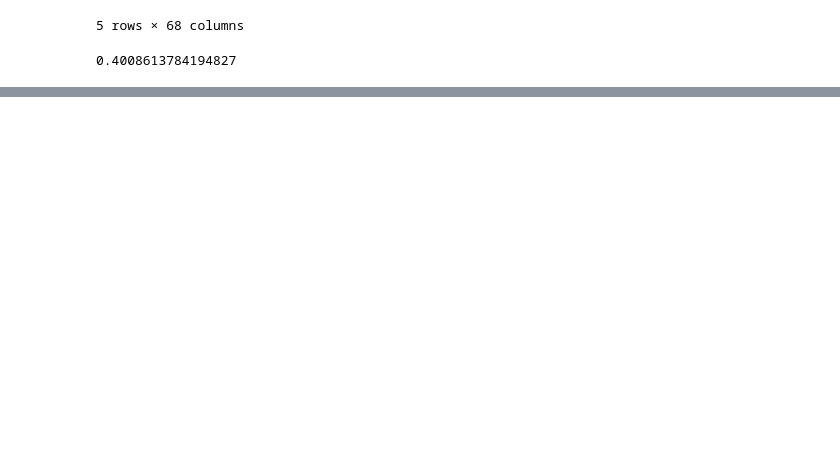
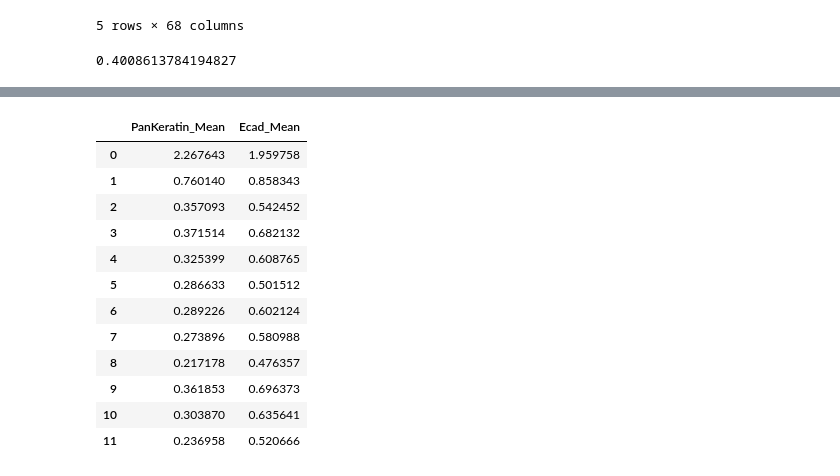
Before and after one commit to JanSuper/MasterProject1-1, a Jupyter notebook: Project.ipynb, the cells around one changed output, grey strips where cells are left out. Drawn from its saved outputs; the diff is of its cells as text; code cells hidden in the pictures; blank space fills up the shorter version.

```diff
--- a/Project.ipynb
+++ b/Project.ipynb
@@ -140,0 +147,24 @@ array([[[-5.25928326e-01, -1.85586865e-01, -2.84463857e-01,
+# %%
+col = ["X80ArAr_Mean","sSMA113_Mean","aSMA_Mean","X124Xe_Mean","X127I_Mean","X129Xe_Mean","X132Xe_Mean","RORgt_Mean","Ecad_Mean","CD20_Mean","GATA3_Mean","GATA3_Nucl_Mean","Tbet_Mean","Tbet_Nucl_Mean","CD16_Mean","BetaCatenin_Mean","PanKeratin_Mean","CTLA4_Mean","PDL1_Mean","IFNg_Mean","CD45RO_Mean","AKT_Mean","HLA_DR-DP-DQ_Mean","FOXP3_Mean","FOXP3_Nucl_Mean","CD4_Mean","CD103_Mean","pSTAT3_Mean","CD68_Mean","IL10_Mean","CD45_Mean","CD8a_Mean","ICOS_Mean","pS6_Mean","PD1_Mean","NFkB_Mean","NFkB_Nucl_Mean","IL17a_Mean","Ki67_Mean","Ki67_Nucl_Mean","GranzymeB_Mean","CD3_Mean","pERK_Mean","Cleaved Caspase 3_Mean","ERK_Mean","TCRgd_Mean","pAKT_Mean","H3_Mean","H3_Nucl_Mean","Ir193_Mean","Ir193_Nucl_Mean"]
+dfn3 = dfn2.drop('predictions', axis=1)[col].iloc[0:0]
+for i in range(Som_M*Som_N):
+    mask = dfn2['predictions'] == i
+    myList = []
+    for column in dfn2.drop('predictions', axis=1)[mask][col]:
+        myList.append(dfn2[mask][column].mean())
+    dfn3.loc[len(dfn3)] = myList
+dfn3[["PanKeratin_Mean", "Ecad_Mean"]].head(Som_M*Som_N)
+# %% [output]
+|  | PanKeratin_Mean | Ecad_Mean |
+| 0 | 2.267643 | 1.959758 |
+| 1 | 0.760140 | 0.858343 |
+| 2 | 0.357093 | 0.542452 |
+| 3 | 0.371514 | 0.682132 |
+| 4 | 0.325399 | 0.608765 |
+| 5 | 0.286633 | 0.501512 |
+| 6 | 0.289226 | 0.602124 |
+| 7 | 0.273896 | 0.580988 |
+| 8 | 0.217178 | 0.476357 |
+| 9 | 0.361853 | 0.696373 |
+| 10 | 0.303870 | 0.635641 |
+| 11 | 0.236958 | 0.520666 |
```
Also changed, not shown: parts of 12 cells of this notebook.
